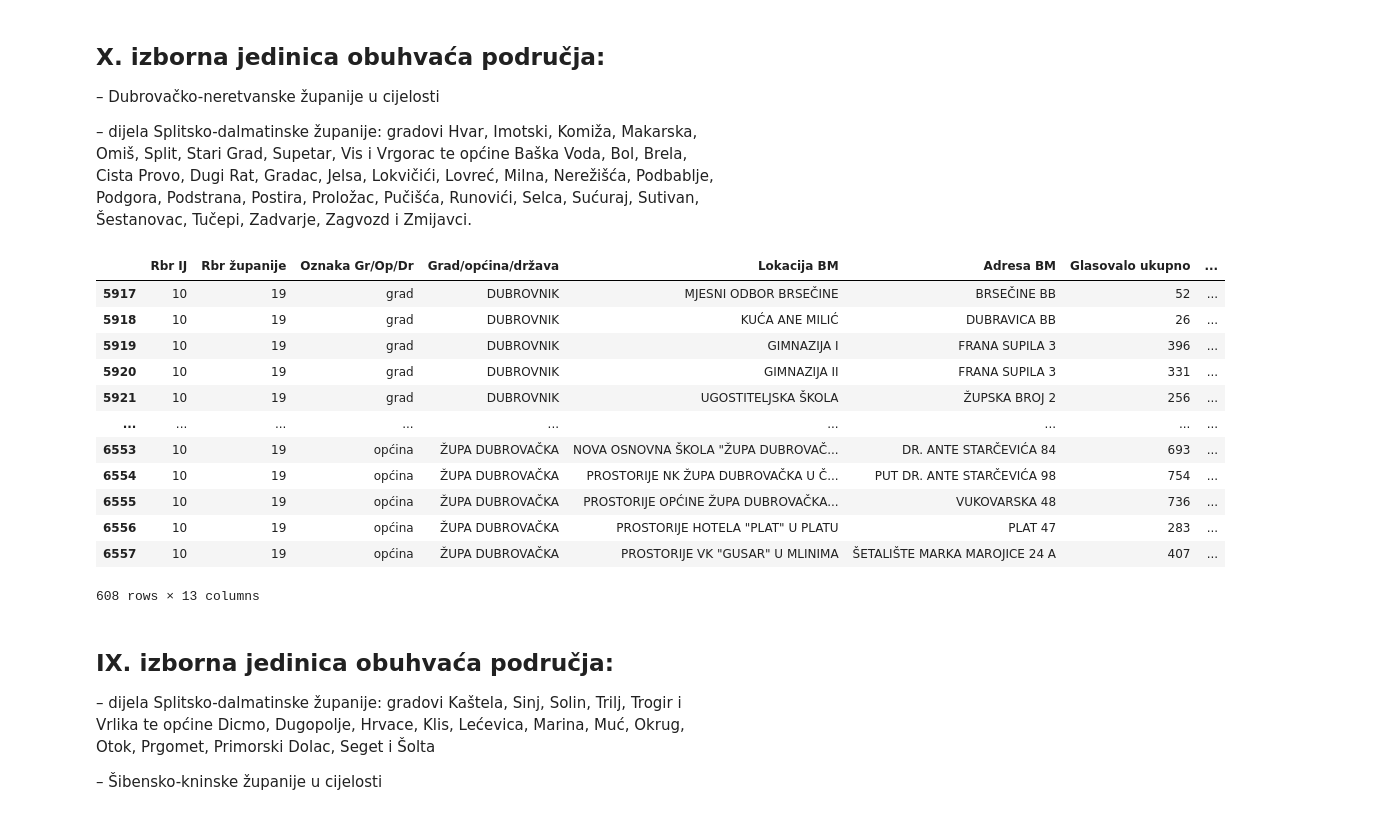
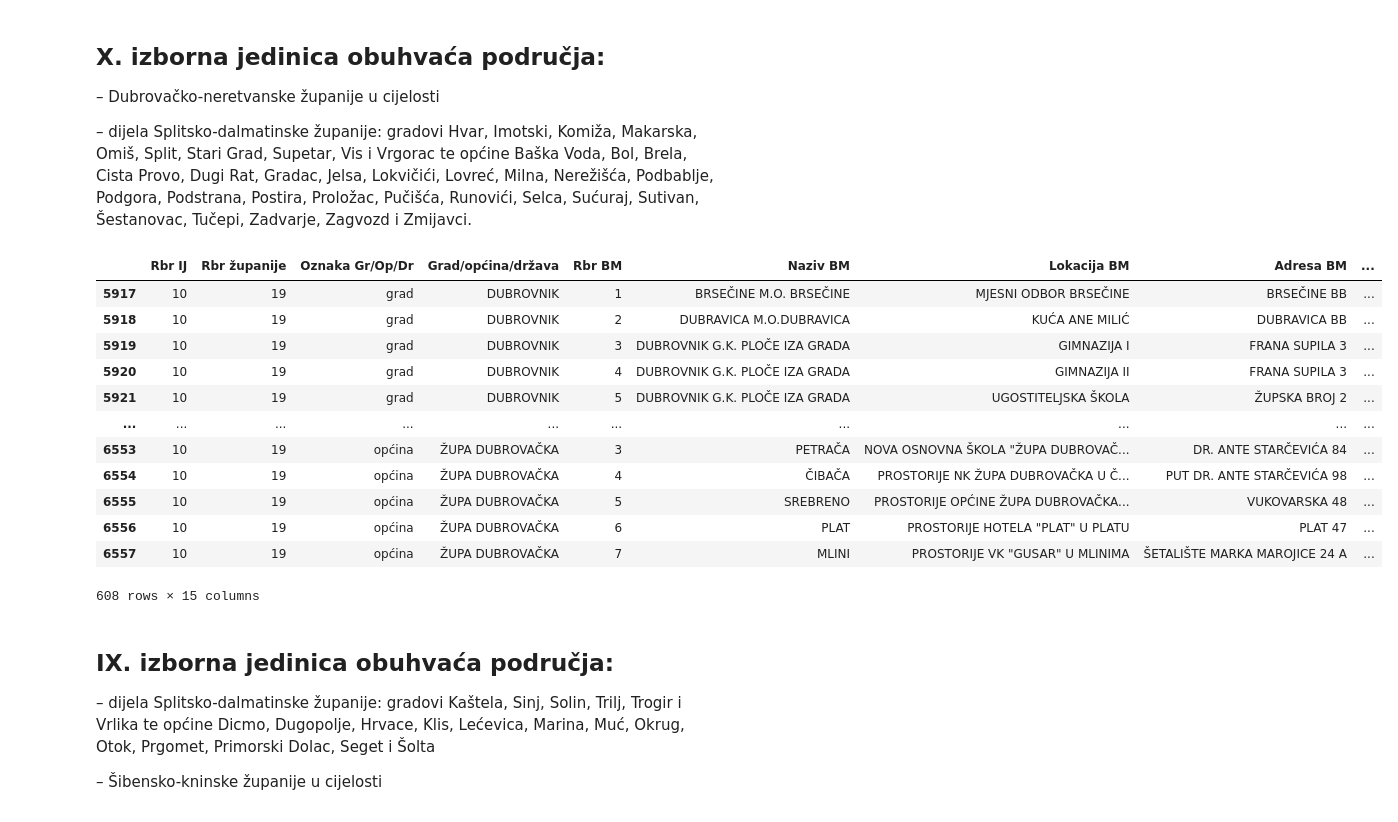
Before and after one commit to anaterovic/AIElections, a Jupyter notebook: preraspodjela-birackih/preraspodjela.ipynb, the cells around one changed output. Cells and saved outputs as stored; diff of their text form; code cells hidden in the pictures.

```diff
--- a/preraspodjela-birackih/preraspodjela.ipynb
+++ b/preraspodjela-birackih/preraspodjela.ipynb
@@ -4,38 +4,52 @@ from tqdm import tqdm
 from typing import List, Dict
 # %%
 PATH_20 = "../data/previous-elections/rezultati_2020/Excel/" #+ "02_01.xlsx"
+# PATH_16 = "../data/previous-elections/rezultati_2016/Excel/" #+ "001_00.xlsx"
+# PATH_15 = "../data/previous-elections/rezultati_2015/Excel/" #+ "02_01.xlsx"
 
 def get_data_ii(i):
     if i < 10:
         i = "0" + str(i)
     data_20 = pd.DataFrame(pd.read_excel(PATH_20 + "02_"+str(i)+".xlsx"))
-    return data_20
+    # data_16 = pd.DataFrame(pd.read_excel(PATH_16 + "0"+str(i)+"_00.xlsx"))
+    # data_15 = pd.DataFrame(pd.read_excel(PATH_15 + "02_"+str(i)+".xlsx"))
+    return data_20#, data_16, data_15
 
 def get_all_data():
     dataframes_20 = []
+    # dataframes_16 = []
+    # dataframes_15 = []
     id2zupanija = {}
 
     for i in tqdm(range (1,11)):
+        # data_20, data_16, data_15 = get_data_ii(i)
         data_20 = get_data_ii(i)
         #remove first row and last 3 rows
         #data_11 = data_11.iloc[1:-3]
 
-        data_20 = data_20.filter(regex=r"Rbr IJ|Rbr.županije|Županija|Oznaka Gr/Op/Dr|Grad/općina/država|Rbr BM|Naziv BM|Lokacija BM|Adresa BM|^Glasovalo birača \(po listićima\)$|SDP|HDZ|MOST|DOMOVINSKI POKRET|MOŽEMO", axis=1)
+        data_20 = data_20.filter(regex=r"Rbr IJ|Rbr.županije|Županija|Oznaka Gr/Op/Dr|Grad/općina/država|Rbr BM|Naziv BM|Lokacija BM|Adresa BM|^Važeći listići$|SDP|HDZ|MOST|DOMOVINSKI POKRET|MOŽEMO", axis=1)
+        # data_16 = data_16.filter(regex=r"Rbr IJ|Rbr.županije|Županija|Oznaka Gr/Op/Dr|Grad/općina/država|Rbr BM|Naziv BM|Lokacija BM|Adresa BM|^Važeći listići$|SDP|HDZ|MOST", axis=1)
+        # data_15 = data_15.filter(regex=r"Rbr IJ|Rbr.županije|Županija|Oznaka Gr/Op/Dr|Grad/općina/država|Rbr BM|Naziv BM|Lokacija BM|Adresa BM|^Važeći listići$|SDP|HDZ|MOST", axis=1)
 
-        data_20.columns = ["Rbr IJ", "Rbr županije", "Županija", "Oznaka Gr/Op/Dr", "Grad/općina/država", "Rbr BM", "Naziv BM", "Lokacija BM", "Adresa BM","Glasovalo ukupno","MOST", "MOŽEMO", "DP", "HDZ", "SDP"]
+        data_20.columns = ["Rbr IJ", "Rbr županije", "Županija", "Oznaka Gr/Op/Dr", "Grad/općina/država", "Rbr BM", "Naziv BM", "Lokacija BM", "Adresa BM", "Glasovalo ukupno","MOST", "MOŽEMO", "DP", "HDZ", "SDP"]
+        # data_16.columns = ["Rbr IJ", "Rbr županije", "Županija", "Oznaka Gr/Op/Dr", "Grad/općina/država", "Rbr BM", "Naziv BM", "Lokacija BM", "Adresa BM", "Glasovalo ukupno","MOST", "HDZ", "SDP"]
+        # data_15.columns = ["Rbr IJ", "Rbr županije", "Županija", "Oznaka Gr/Op/Dr", "Grad/općina/država", "Rbr BM", "Naziv BM", "Lokacija BM", "Adresa BM", "Glasovalo ukupno","MOST", "HDZ", "SDP"]
 
         id2zupanija.update(dict(zip(data_20["Rbr županije"], data_20["Županija"])))
-        data_20.drop("Županija", axis=1, inplace=True)
 
+        # for df in [data_20, data_16, data_15]:
         for df in [data_20]:
-            df["Adresa BM"] = df["Adresa BM"]
+            df.drop("Županija", axis=1, inplace=True)
             df["BM"] = df["Rbr BM"].astype(int).astype(str) + " " + df["Naziv BM"]
-            df.drop("Naziv BM", axis=1, inplace=True)
-            df.drop("Rbr BM", axis=1, inplace=True)
 
 
         dataframes_20.append(data_20)
+        # dataframes_16.append(data_16)
+        # dataframes_15.append(data_15)
 
     data_20 = pd.concat(dataframes_20).reset_index(drop=True)
+    # data_16 = pd.concat(dataframes_16).reset_index(drop=True)
+    # data_15 = pd.concat(dataframes_15).reset_index(drop=True)
+    # return data_20, data_16, data_15, id2zupanija
     return data_20, id2zupanija
 # %%
@@ -85,6 +100,8 @@ def create_izborna_jedinica(df: pd.DataFrame, zupanije: List[str], zup2gradovi_o
             if grad_opcina not in found_matches:
                 print(f"Could not find match for {grad_opcina} ({id2zupanija[zupanija_id]})")
     return pd.DataFrame(rows)
+# %%
+data_ij: Dict[str, pd.DataFrame] = {}
 # %% [markdown]
 ## X. izborna jedinica obuhvaća područja:
 
@@ -94,27 +111,28 @@ def create_izborna_jedinica(df: pd.DataFrame, zupanije: List[str], zup2gradovi_o
 # %%
 zupanije = ["DUBROVAČKO-NERETVANSKA ŽUPANIJA"]
 zup2gradovi_opcine = {
     "SPLITSKO-DALMATINSKA ŽUPANIJA": [
         "Hvar", "Imotski", "Komiža", "Makarska", "Omiš", "Split", "Stari Grad", "Supetar", "Vis", "Vrgorac", "Baška Voda", "Bol", "Brela", "Cista Provo", "Dugi Rat", "Gradac", "Jelsa", "Lokvičići", "Lovreć", "Milna", "Nerežišća", "Podbablje", "Podgora", "Podstrana", "Postira", "Proložac", "Pučišća", "Runovići", "Selca", "Sućuraj", "Sutivan", "Šestanovac", "Tučepi", "Zadvarje", "Zagvozd", "Zmijavci"
     ]
 }
 
 data_10 = create_izborna_jedinica(data_20, zupanije, zup2gradovi_opcine)
+data_ij[10] = data_10
 data_10
 # %% [output]
-|  | Rbr IJ | Rbr županije | Oznaka Gr/Op/Dr | Grad/općina/država | Lokacija BM | Adresa BM | Glasovalo ukupno | ... |
-| 5917 | 10 | 19 | grad | DUBROVNIK | MJESNI ODBOR BRSEČINE | BRSEČINE BB | 52 | ... |
-| 5918 | 10 | 19 | grad | DUBROVNIK | KUĆA ANE MILIĆ | DUBRAVICA BB | 26 | ... |
-| 5919 | 10 | 19 | grad | DUBROVNIK | GIMNAZIJA I | FRANA SUPILA 3 | 396 | ... |
-| 5920 | 10 | 19 | grad | DUBROVNIK | GIMNAZIJA II | FRANA SUPILA 3 | 331 | ... |
-| 5921 | 10 | 19 | grad | DUBROVNIK | UGOSTITELJSKA ŠKOLA | ŽUPSKA BROJ 2 | 256 | ... |
-| ... | ... | ... | ... | ... | ... | ... | ... | ... |
-| 6553 | 10 | 19 | općina | ŽUPA DUBROVAČKA | NOVA OSNOVNA ŠKOLA "ŽUPA DUBROVAČ... | DR. ANTE STARČEVIĆA 84 | 693 | ... |
-| 6554 | 10 | 19 | općina | ŽUPA DUBROVAČKA | PROSTORIJE NK ŽUPA DUBROVAČKA U Č... | PUT DR. ANTE STARČEVIĆA 98 | 754 | ... |
-| 6555 | 10 | 19 | općina | ŽUPA DUBROVAČKA | PROSTORIJE OPĆINE ŽUPA DUBROVAČKA... | VUKOVARSKA 48 | 736 | ... |
-| 6556 | 10 | 19 | općina | ŽUPA DUBROVAČKA | PROSTORIJE HOTELA "PLAT" U PLATU | PLAT 47 | 283 | ... |
-| 6557 | 10 | 19 | općina | ŽUPA DUBROVAČKA | PROSTORIJE VK "GUSAR" U MLINIMA | ŠETALIŠTE MARKA MAROJICE 24 A | 407 | ... |
+|  | Rbr IJ | Rbr županije | Oznaka Gr/Op/Dr | Grad/općina/država | Rbr BM | Naziv BM | Lokacija BM | Adresa BM | ... |
+| 5917 | 10 | 19 | grad | DUBROVNIK | 1 | BRSEČINE M.O. BRSEČINE | MJESNI ODBOR BRSEČINE | BRSEČINE BB | ... |
+| 5918 | 10 | 19 | grad | DUBROVNIK | 2 | DUBRAVICA M.O.DUBRAVICA | KUĆA ANE MILIĆ | DUBRAVICA BB | ... |
+| 5919 | 10 | 19 | grad | DUBROVNIK | 3 | DUBROVNIK G.K. PLOČE IZA GRADA | GIMNAZIJA I | FRANA SUPILA 3 | ... |
+| 5920 | 10 | 19 | grad | DUBROVNIK | 4 | DUBROVNIK G.K. PLOČE IZA GRADA | GIMNAZIJA II | FRANA SUPILA 3 | ... |
+| 5921 | 10 | 19 | grad | DUBROVNIK | 5 | DUBROVNIK G.K. PLOČE IZA GRADA | UGOSTITELJSKA ŠKOLA | ŽUPSKA BROJ 2 | ... |
+| ... | ... | ... | ... | ... | ... | ... | ... | ... | ... |
+| 6553 | 10 | 19 | općina | ŽUPA DUBROVAČKA | 3 | PETRAČA | NOVA OSNOVNA ŠKOLA "ŽUPA DUBROVAČ... | DR. ANTE STARČEVIĆA 84 | ... |
+| 6554 | 10 | 19 | općina | ŽUPA DUBROVAČKA | 4 | ČIBAČA | PROSTORIJE NK ŽUPA DUBROVAČKA U Č... | PUT DR. ANTE STARČEVIĆA 98 | ... |
+| 6555 | 10 | 19 | općina | ŽUPA DUBROVAČKA | 5 | SREBRENO | PROSTORIJE OPĆINE ŽUPA DUBROVAČKA... | VUKOVARSKA 48 | ... |
+| 6556 | 10 | 19 | općina | ŽUPA DUBROVAČKA | 6 | PLAT | PROSTORIJE HOTELA "PLAT" U PLATU | PLAT 47 | ... |
+| 6557 | 10 | 19 | općina | ŽUPA DUBROVAČKA | 7 | MLINI | PROSTORIJE VK "GUSAR" U MLINIMA | ŠETALIŠTE MARKA MAROJICE 24 A | ... |
-608 rows × 13 columns
+608 rows × 15 columns
 # %% [markdown]
 ## IX. izborna jedinica obuhvaća područja:
 
```
Also changed, not shown: parts of 21 cells of this notebook.
